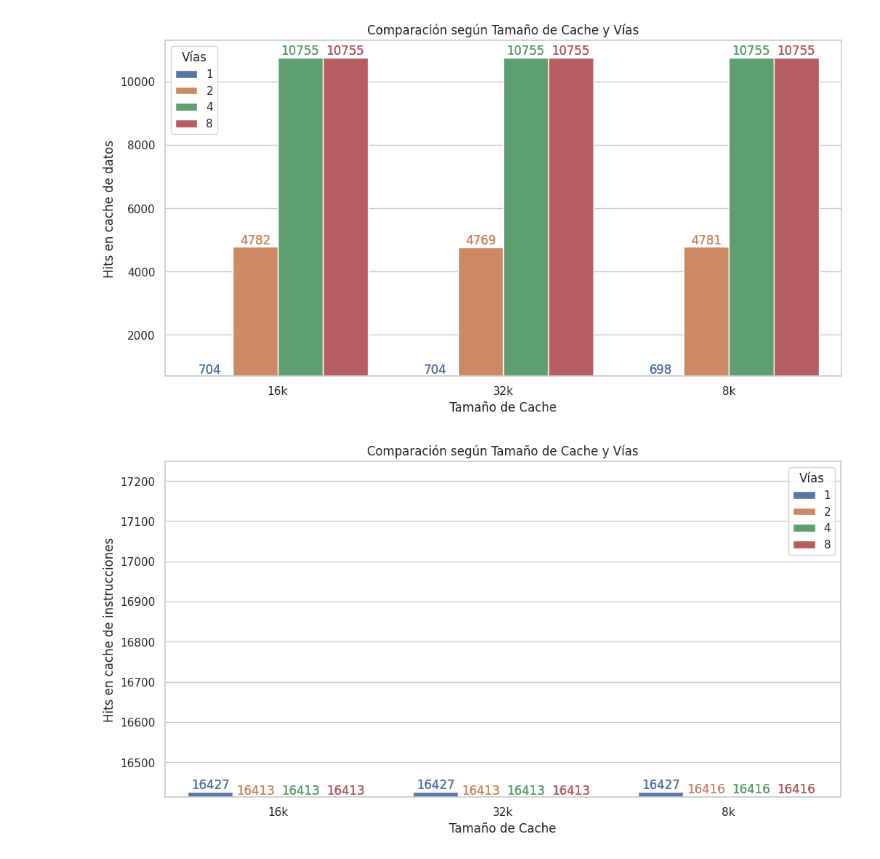
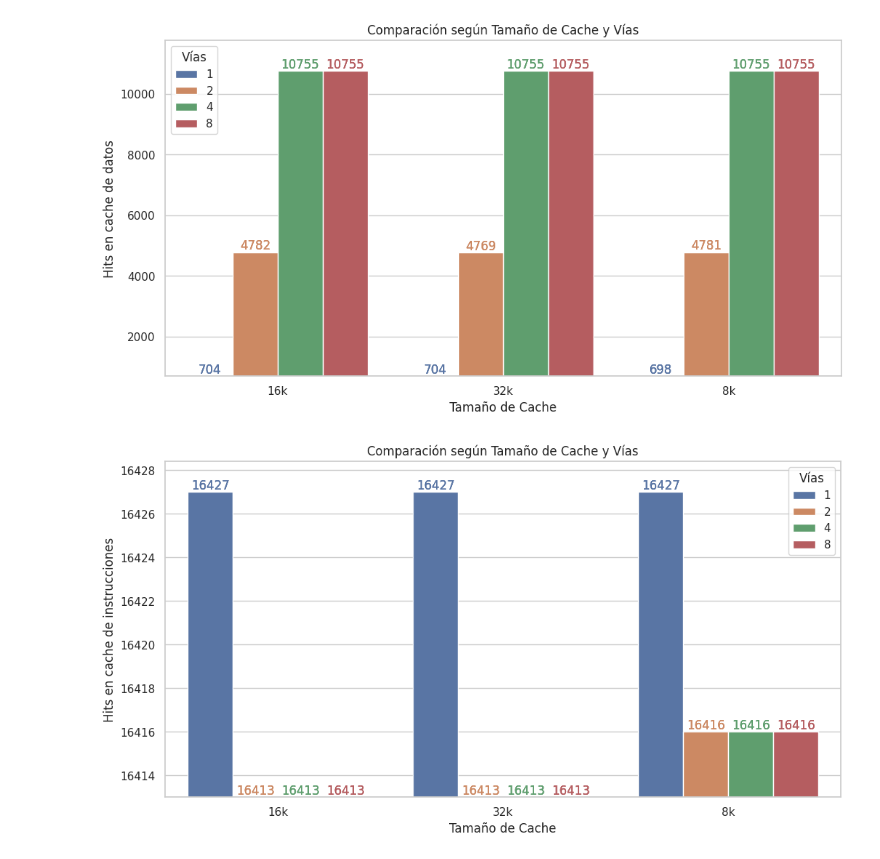
Before and after one commit to Kidmand/Arquitectura-del-computador-lab-2, a Jupyter notebook: stats/Notebook-ej1.ipynb, the cells around one changed output. Cells and saved outputs as stored; diff of their text form; code cells hidden in the pictures.

```diff
--- a/stats/Notebook-ej1.ipynb
+++ b/stats/Notebook-ej1.ipynb
@@ -68,8 +50,9 @@ def generate_cache_barplot(y, alias, data):
     ax.set_title('Comparación según Tamaño de Cache y Vías')
     ax.legend(title="Vías")
 
-    #ax.set_ylim(data[y].min(), None)
-    ax.set_ybound(lower=data[y].min())
+    lower_bound = data[y].min()
+    upper_bound = data[y].max() + (data[y].max() - lower_bound) * 0.1
+    ax.set_ybound(lower=lower_bound, upper=upper_bound)
 
     for container in ax.containers:
         for bar in container:
@@ -89,2 +72,2 @@ generate_cache_barplot('system.cpu_cluster.cpus.idleCycles', 'Ciclos de CPU inac
-[figure, old version]
+[figure, new version]
-[figure, old version]
+[figure, new version]
```
Also changed, not shown: parts of 2 cells of this notebook.
